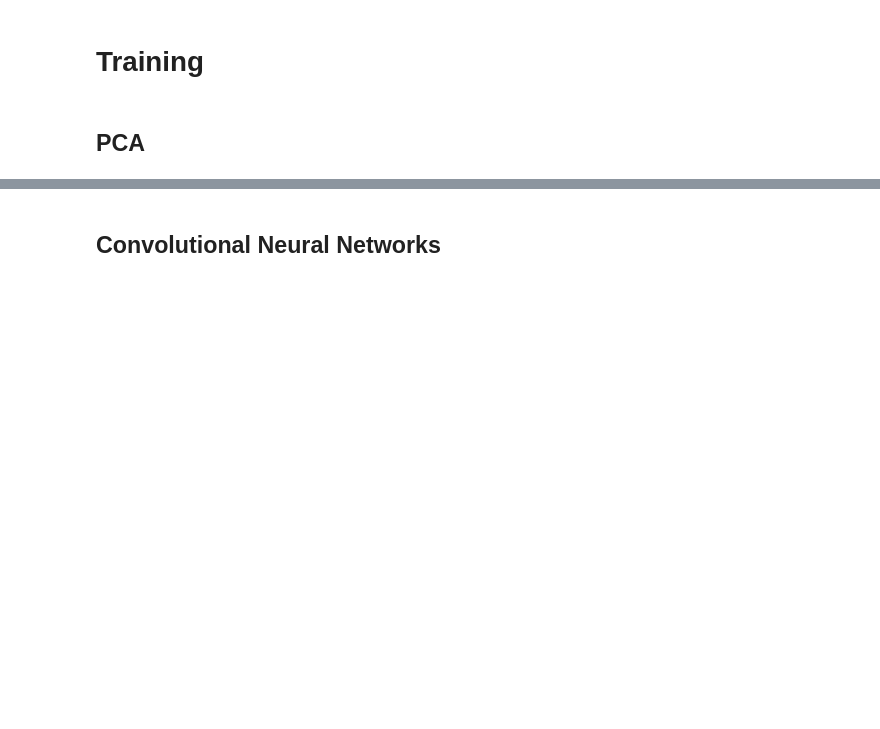
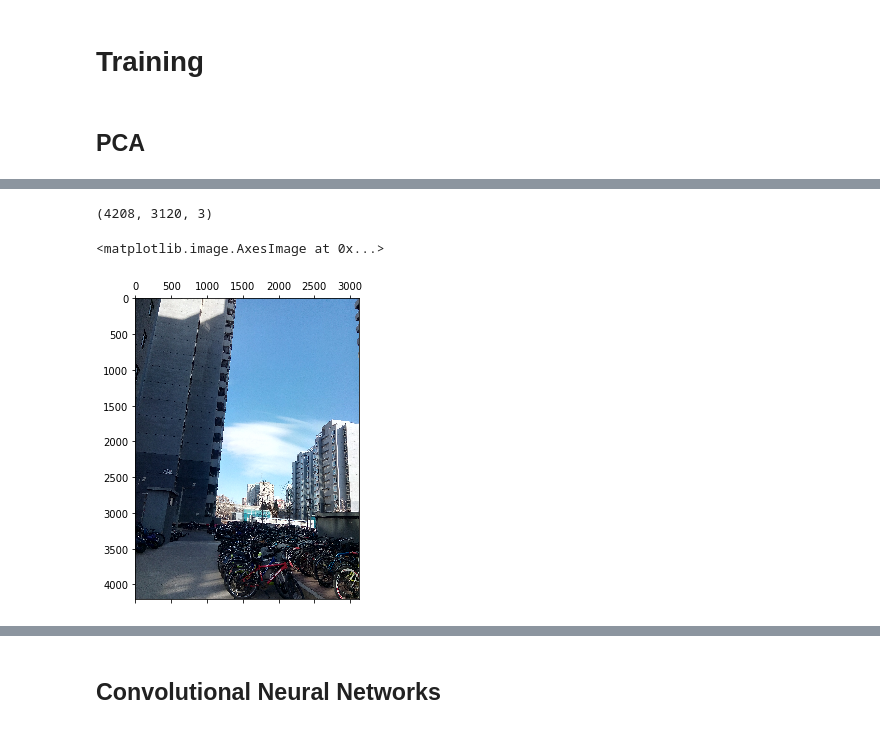
Before and after one commit to CMSE202-s20-003-ImageAnalysis/Project, a Jupyter notebook: Notebook.ipynb, the cells around one changed output, grey strips where cells are left out. Saved outputs shown, nothing was run; the diff lists cells and outputs as text; code cells hidden in the pictures; blank space fills up the shorter version.

```diff
--- a/Notebook.ipynb
+++ b/Notebook.ipynb
@@ -190,0 +213,8 @@ With all this done, we proceeded to use the data we generated to attempt to trai
+# %%
+image = imread(images[3])
+print(image.shape)
+plt.matshow(image)
+# %% [output]
+(4208, 3120, 3)
+<matplotlib.image.AxesImage at 0x...>
+[figure, added]
```
Also changed, not shown: parts of 30 cells of this notebook, 1 other file.
